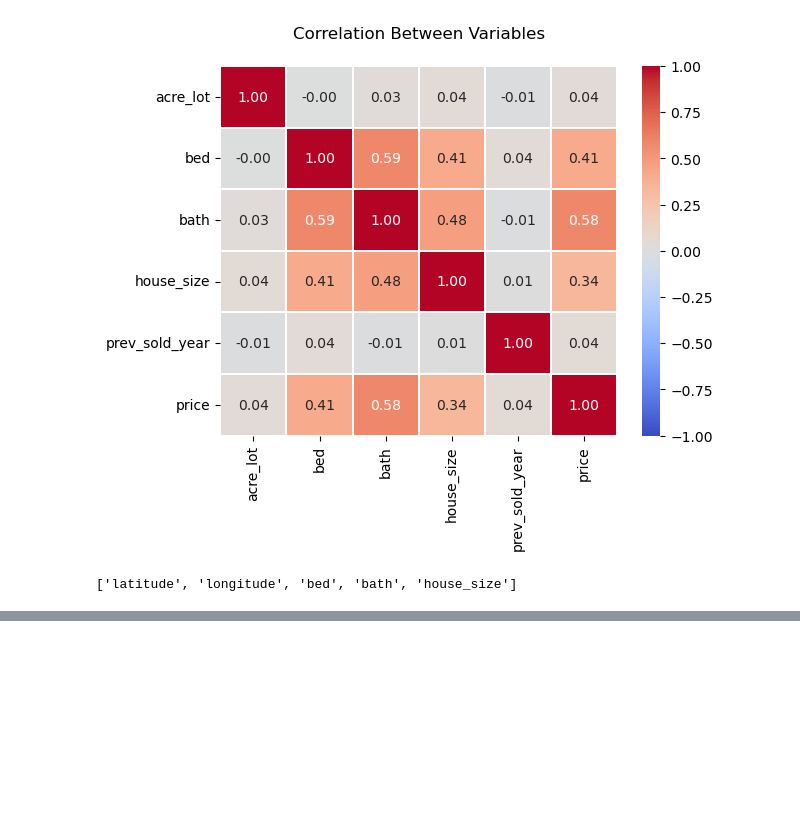
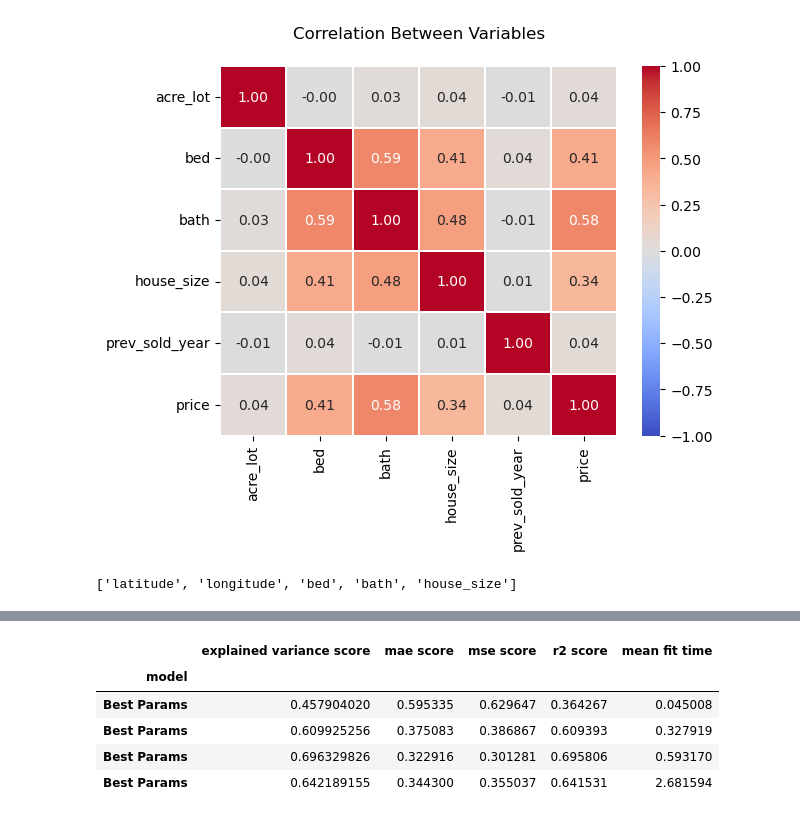
Before and after one commit to jiml-mlai-bootcamp-ucberkeley/Capstone_2, a Jupyter notebook: nj/Boosting Macro.ipynb, the cells around one changed output, grey strips where cells are left out. Saved outputs shown, nothing was run; the diff lists cells and outputs as text; code cells hidden in the pictures; blank space fills up the shorter version.

Commit message:
add models

```diff
--- a/nj/Boosting Macro.ipynb
+++ b/nj/Boosting Macro.ipynb
@@ -142,0 +203,10 @@ plt.show()
+# %%
+model_comparisons = pd.DataFrame(results_dict).set_index('model')
+model_comparisons
+# %% [output]
+|  | explained variance score | mae score | mse score | r2 score | mean fit time |
+| model |  |  |  |  |  |
+| Best Params | 0.457904020 | 0.595335 | 0.629647 | 0.364267 | 0.045008 |
+| Best Params | 0.609925256 | 0.375083 | 0.386867 | 0.609393 | 0.327919 |
+| Best Params | 0.696329826 | 0.322916 | 0.301281 | 0.695806 | 0.593170 |
+| Best Params | 0.642189155 | 0.344300 | 0.355037 | 0.641531 | 2.681594 |
```
Also changed, not shown: parts of 7 cells of this notebook, 11 other files.
